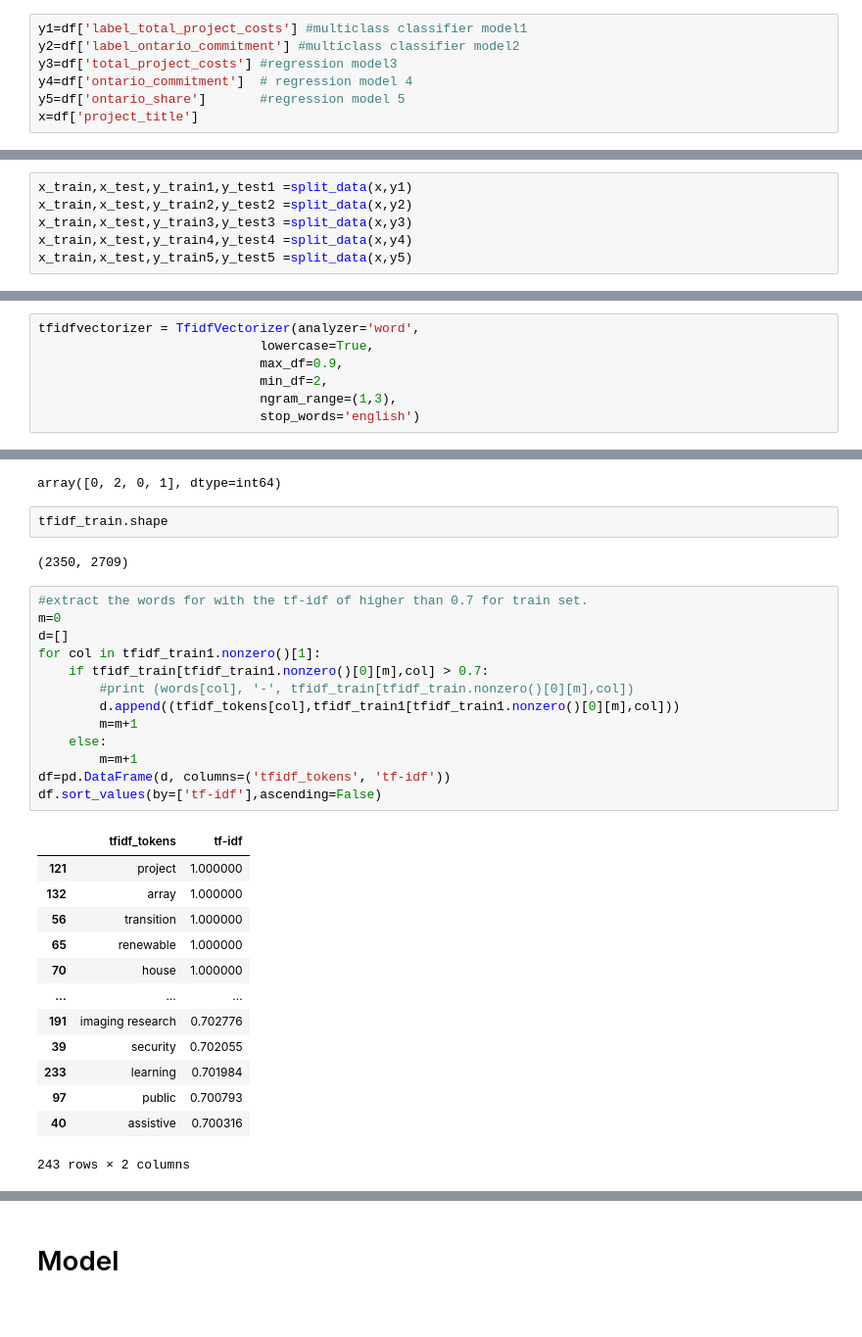
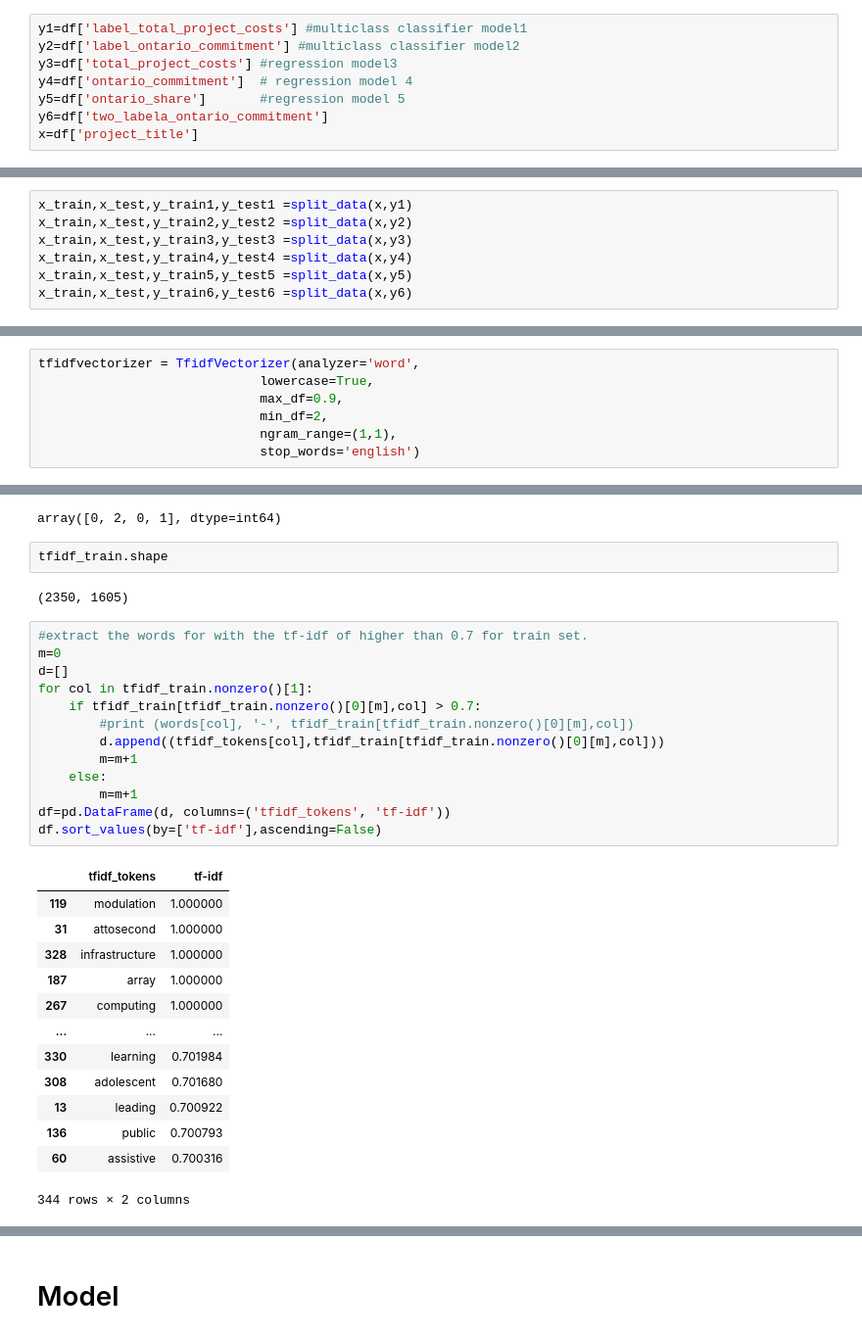
Before and after one commit to Amotagh/ORF, a Jupyter notebook: notebooks/3-model.ipynb, the cells around one changed output, grey strips where cells are left out. Shown at 98% size. Cells and saved outputs as stored; diff of their text form.

```diff
--- a/notebooks/3-model.ipynb
+++ b/notebooks/3-model.ipynb
@@ -82,6 +47,7 @@ y2=df['label_ontario_commitment'] #multiclass classifier model2
 y3=df['total_project_costs'] #regression model3
 y4=df['ontario_commitment']  # regression model 4
 y5=df['ontario_share']       #regression model 5
+y6=df['two_labela_ontario_commitment']
 x=df['project_title']
 # %%
 def split_data(x,y):
@@ -93,6 +59,7 @@ x_train,x_test,y_train2,y_test2 =split_data(x,y2)
 x_train,x_test,y_train3,y_test3 =split_data(x,y3)
 x_train,x_test,y_train4,y_test4 =split_data(x,y4)
 x_train,x_test,y_train5,y_test5 =split_data(x,y5)
+x_train,x_test,y_train6,y_test6 =split_data(x,y6)
 # %%
 len(x_train),len(x_test)
 # %% [output]
@@ -134,7 +101,7 @@ tfidfvectorizer = TfidfVectorizer(analyzer='word',
                              lowercase=True,
                              max_df=0.9,
                              min_df=2,
-                             ngram_range=(1,3),
+                             ngram_range=(1,1),
                              stop_words='english')
 # %%
 tfidfvectorizer.fit(x_train)
@@ -238,31 +205,31 @@ array([0, 2, 0, 1], dtype=int64)
 # %%
 tfidf_train.shape
 # %% [output]
-(2350, 2709)
+(2350, 1605)
 # %%
 #extract the words for with the tf-idf of higher than 0.7 for train set.
 m=0
 d=[]
-for col in tfidf_train1.nonzero()[1]:
-    if tfidf_train[tfidf_train1.nonzero()[0][m],col] > 0.7:
+for col in tfidf_train.nonzero()[1]:
+    if tfidf_train[tfidf_train.nonzero()[0][m],col] > 0.7:
         #print (words[col], '-', tfidf_train[tfidf_train.nonzero()[0][m],col])
-        d.append((tfidf_tokens[col],tfidf_train1[tfidf_train1.nonzero()[0][m],col]))
+        d.append((tfidf_tokens[col],tfidf_train[tfidf_train.nonzero()[0][m],col]))
         m=m+1
     else:
         m=m+1
 df=pd.DataFrame(d, columns=('tfidf_tokens', 'tf-idf'))
 df.sort_values(by=['tf-idf'],ascending=False)
 # %% [output]
 |  | tfidf_tokens | tf-idf |
-| 121 | project | 1.000000 |
-| 132 | array | 1.000000 |
-| 56 | transition | 1.000000 |
-| 65 | renewable | 1.000000 |
-| 70 | house | 1.000000 |
+| 119 | modulation | 1.000000 |
+| 31 | attosecond | 1.000000 |
+| 328 | infrastructure | 1.000000 |
+| 187 | array | 1.000000 |
+| 267 | computing | 1.000000 |
 | ... | ... | ... |
-| 191 | imaging research | 0.702776 |
-| 39 | security | 0.702055 |
-| 233 | learning | 0.701984 |
-| 97 | public | 0.700793 |
-| 40 | assistive | 0.700316 |
+| 330 | learning | 0.701984 |
+| 308 | adolescent | 0.701680 |
+| 13 | leading | 0.700922 |
+| 136 | public | 0.700793 |
+| 60 | assistive | 0.700316 |
-243 rows × 2 columns
+344 rows × 2 columns
```
Also changed, not shown: parts of 66 cells of this notebook, 6 other files.
